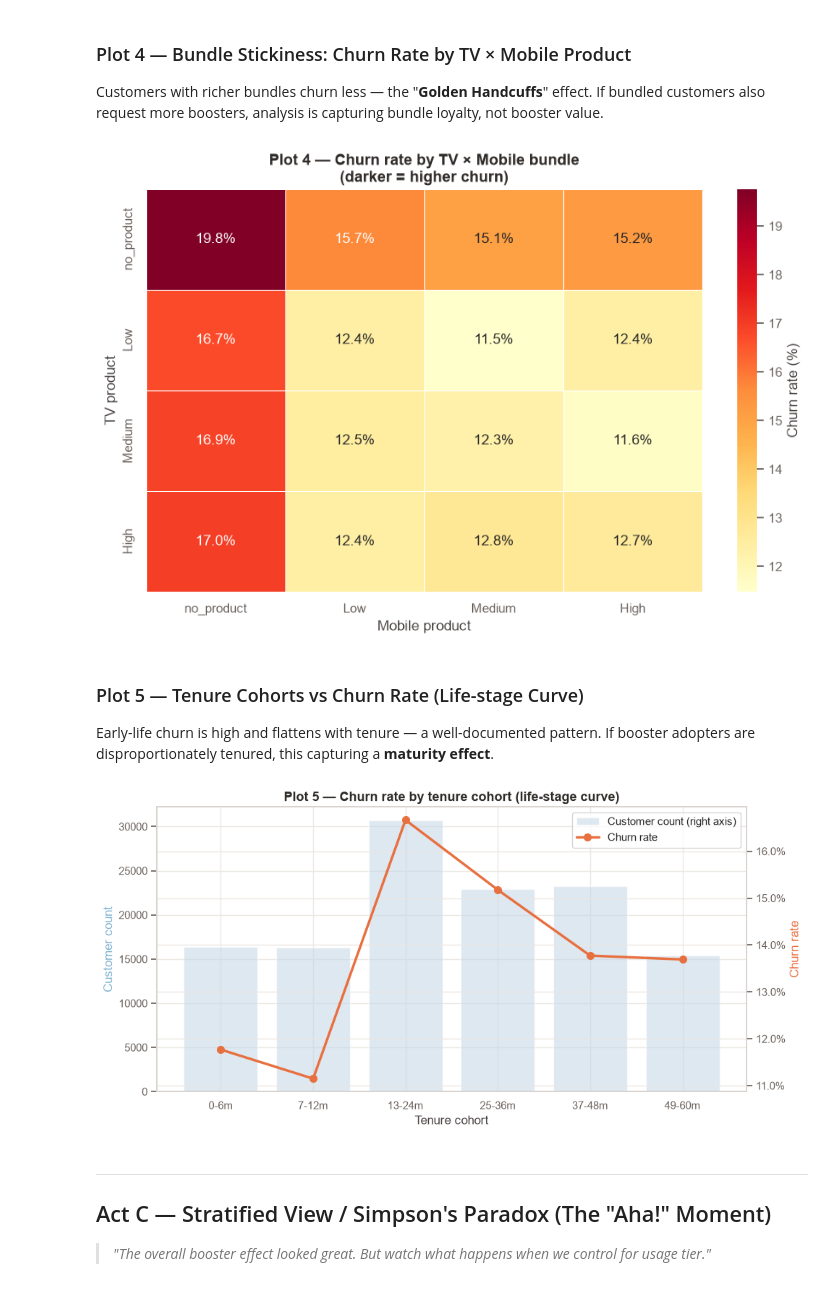
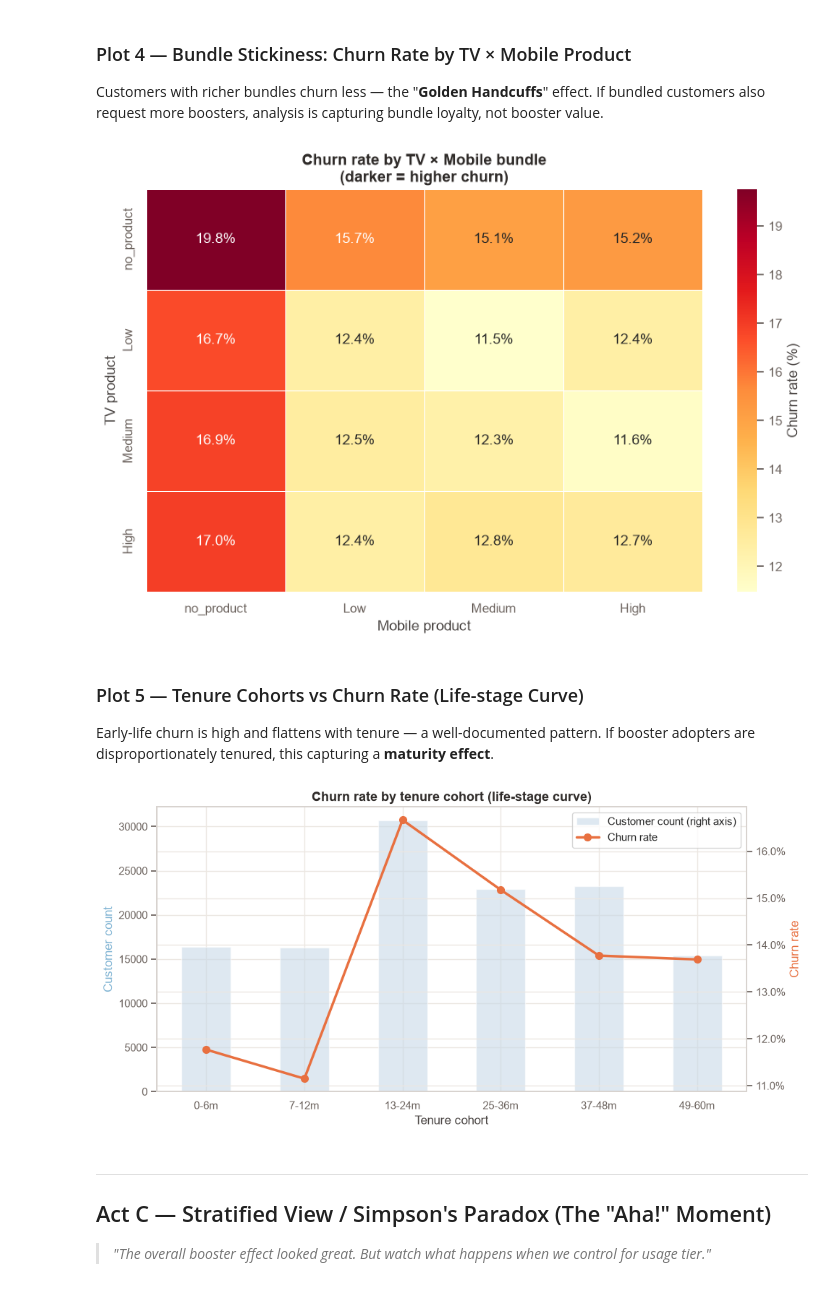
Before and after one commit to babenyshevs/sunrise, a Jupyter notebook: notebooks/02_eda.ipynb, the cells around one changed output. Cells and saved outputs as stored; diff of their text form; code cells hidden in the pictures.

```diff
--- a/notebooks/02_eda.ipynb
+++ b/notebooks/02_eda.ipynb
@@ -238,13 +240,13 @@ sns.heatmap(
     cbar_kws={"label": "Churn rate (%)"},
     ax=ax,
 )
-ax.set_title("Plot 4 — Churn rate by TV × Mobile bundle\n(darker = higher churn)", fontsize=FONT_SIZE_TITLE, fontweight="bold")
+ax.set_title("Churn rate by TV × Mobile bundle\n(darker = higher churn)", fontsize=FONT_SIZE_TITLE, fontweight="bold")
 ax.set_xlabel("Mobile product")
 ax.set_ylabel("TV product")
 plt.tight_layout()
 plt.show()
 # %% [output]
-[figure, old version]
+[figure, new version]
 # %% [markdown]
 ### Plot 5 — Tenure Cohorts vs Churn Rate (Life-stage Curve)
 
@@ -252,42 +254,51 @@ Early-life churn is high and flattens with tenure — a well-documented pattern.
 # %%
 bins   = [0, 6, 12, 24, 36, 48, 60, 9999]
 labels = ["0-6m", "7-12m", "13-24m", "25-36m", "37-48m", "49-60m", "60m+"]
 
 df["tenure_bin"] = pd.cut(df["tenure"], bins=bins, labels=labels, right=True)
 
 tenure_churn = (
     df.groupby("tenure_bin", observed=True)["churned"]
       .agg(["mean", "count"])
       .reset_index()
 )
 
+tenure_plot = tenure_churn.set_index("tenure_bin")
+
 fig, ax1 = plt.subplots(figsize=(10, 5))
 ax2 = ax1.twinx()
 
-ax1.bar(
-    tenure_churn["tenure_bin"].astype(str),
-    tenure_churn["count"],
-    color=TENURE_COHORT_COLORS["bar"], alpha=0.6, label="Customer count (right axis)",
+tenure_plot["count"].plot(
+    kind="bar",
+    color=TENURE_COHORT_COLORS["bar"],
+    alpha=0.6,
+    label="Customer count (right axis)",
+    ax=ax1,
 )
-ax2.plot(
-    tenure_churn["tenure_bin"].astype(str),
-    tenure_churn["mean"] * 100,
-    color=TENURE_COHORT_COLORS["line"], marker="o", linewidth=2.5, markersize=7, label="Churn rate",
+(tenure_plot["mean"] * 100).plot(
+    kind="line",
+    color=TENURE_COHORT_COLORS["line"],
+    marker="o",
+    linewidth=2.5,
+    markersize=7,
+    label="Churn rate",
+    ax=ax2,
 )
 ax2.yaxis.set_major_formatter(mtick.PercentFormatter())
 ax1.set_ylabel("Customer count", color=TENURE_COHORT_COLORS["bar_axis"])
 ax2.set_ylabel("Churn rate", color=TENURE_COHORT_COLORS["line_axis"])
 ax1.set_xlabel("Tenure cohort")
-ax1.set_title("Plot 5 — Churn rate by tenure cohort (life-stage curve)", fontsize=FONT_SIZE_TITLE, fontweight="bold")
+ax1.set_title("Churn rate by tenure cohort (life-stage curve)", fontsize=FONT_SIZE_TITLE, fontweight="bold")
+ax1.set_xticklabels(tenure_plot.index.astype(str), rotation=0)
 
 lines1, labels1 = ax1.get_legend_handles_labels()
 lines2, labels2 = ax2.get_legend_handles_labels()
 ax1.legend(lines1 + lines2, labels1 + labels2, loc="upper right")
 
 plt.tight_layout()
 plt.show()
 # %% [output]
-[figure, old version]
+[figure, new version]
 # %% [markdown]
 ---
 ## Act C — Stratified View / Simpson's Paradox (The "Aha!" Moment)
```
Also changed, not shown: parts of 8 cells of this notebook, 5 other files.
